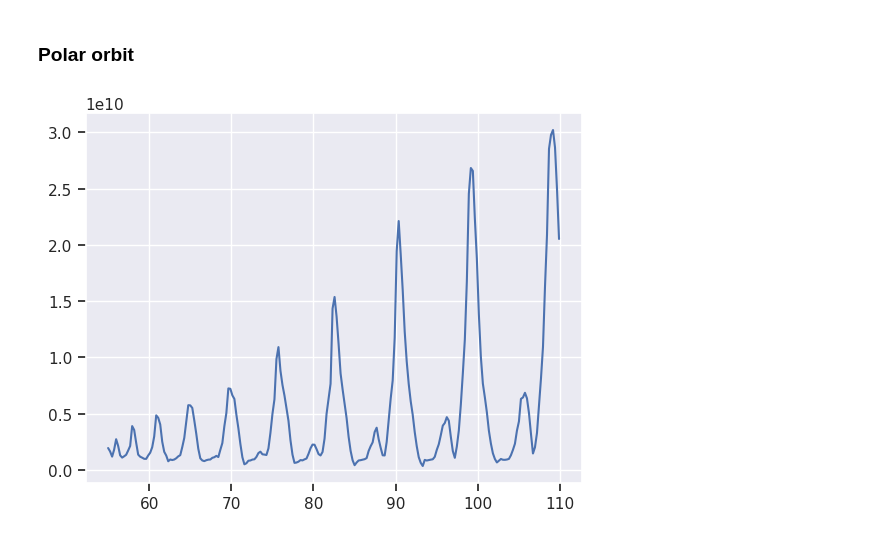
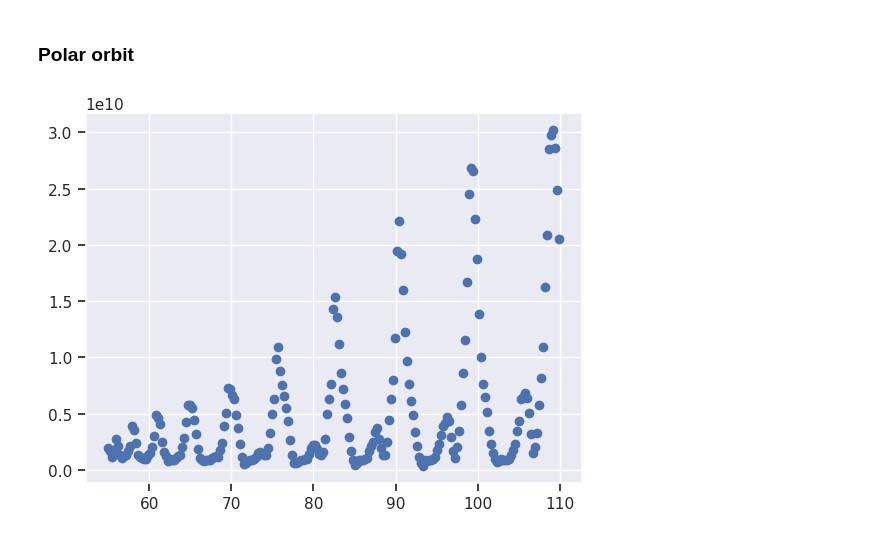
Before and after one commit to Bharatcs/rfi, a Jupyter notebook: Project/starfire_main.ipynb, the cells around one changed output. Cells and saved outputs as stored; diff of their text form; code cells hidden in the pictures.

```diff
--- a/Project/starfire_main.ipynb
+++ b/Project/starfire_main.ipynb
@@ -642,7 +504,0 @@ plt.show()
-# %%
-orbitfom=[]
-for i in orbitpix:
-	num_of_rfi_chan=len(freq_range[power_output[0,i,:]!=0])
-	rfi_band=0.244*num_of_rfi_chan
-	usable_band=tot_band-rfi_band
-	orbitfom.append(usable_band)
@@ -658,0 +592,3 @@ goodpix=orbitpix[np.where(orbitfom>50)]
+# %%
+# calculate delta t
+deltaT=timescales.utc[5,10]-timescales.utc[5,9]
@@ -756,10 +736,10 @@ GS=np.zeros(len(freq_range))
 for i in range(len(GS)):
     GS[i]+=np.mean(power_output[0,i,:])
 # %%
-plt.plot(freq_range,GS)
+plt.scatter(freq_range,GS)
 plt.show()
 # %% [output]
-[figure, old version]
+[figure, new version]
 # %%
 fomdf=pd.DataFrame({'FOM':FOM_map})
 # %%
```
Also changed, not shown: parts of 45 cells of this notebook, 1 other file.
